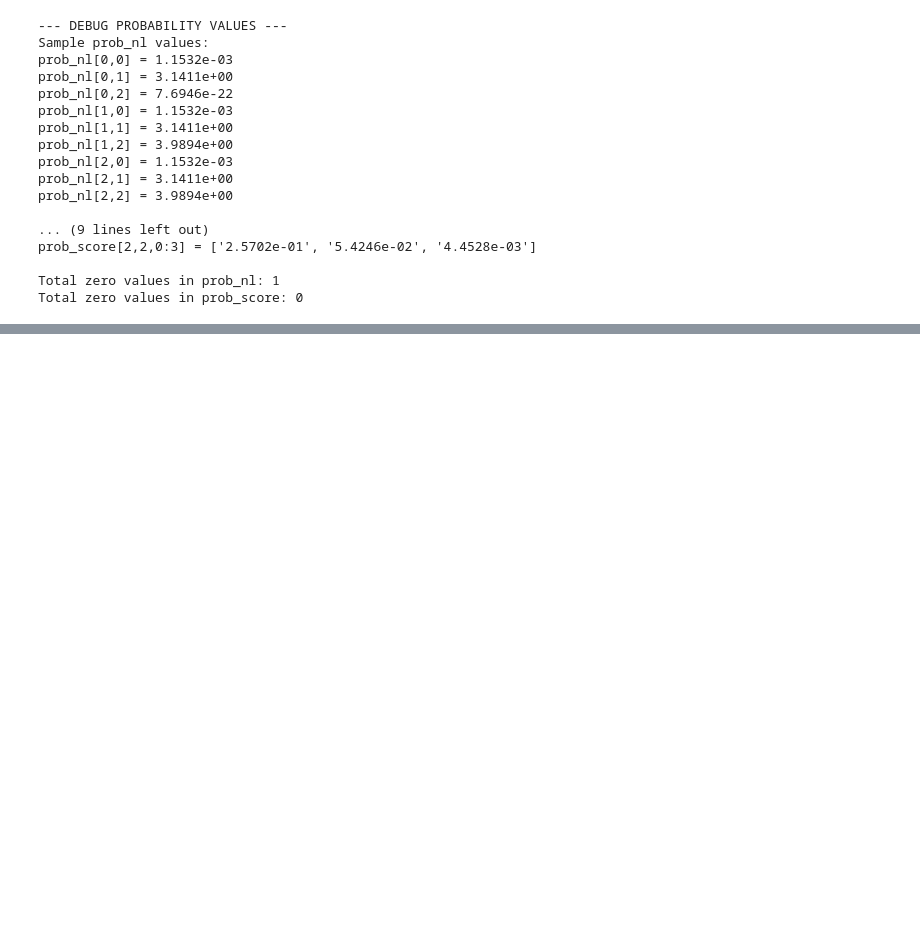
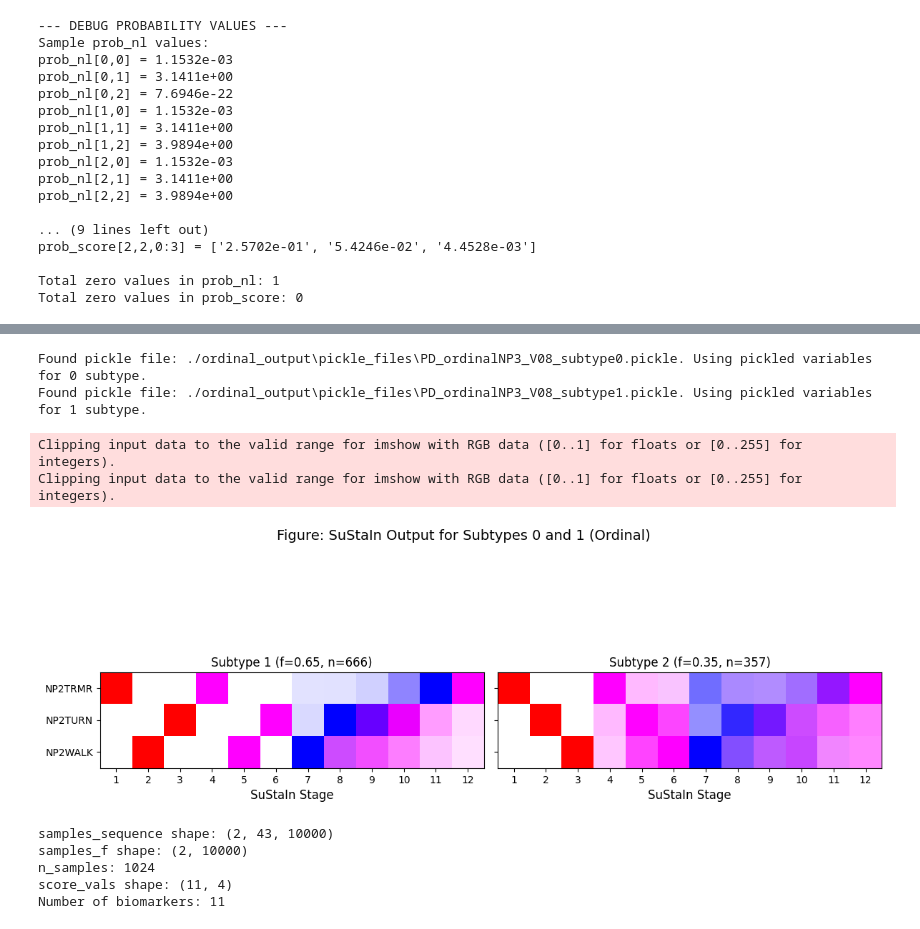
Before and after one commit to AmineHamzaoui/Parkinson-Subtybing-and-Stage-Inference---PPMI, a Jupyter notebook: pySuStaIn/notebooks/Ordinal_Sustain_PPMI.ipynb, the cells around one changed output, grey strips where cells are left out. Cells and saved outputs as stored; diff of their text form; code cells hidden in the pictures; blank space fills up the shorter version.

```diff
--- a/pySuStaIn/notebooks/Ordinal_Sustain_PPMI.ipynb
+++ b/pySuStaIn/notebooks/Ordinal_Sustain_PPMI.ipynb
@@ -1120,0 +1934,45 @@ Finding ML solution to 1 cluster problem
+# %%
+(samples_sequence, samples_f, ml_subtype, prob_ml_subtype,
+ ml_stage, prob_ml_stage, prob_subtype_stage) = model.run_sustain_algorithm()
+# %% [output]
+Found pickle file: ./ordinal_output\pickle_files\PD_ordinalNP3_V08_subtype0.pickle. Using pickled variables for 0 subtype.
+Found pickle file: ./ordinal_output\pickle_files\PD_ordinalNP3_V08_subtype1.pickle. Using pickled variables for 1 subtype.
+# %%
+import numpy as np
+import pickle
+import matplotlib.pyplot as plt
+from pySuStaIn import OrdinalSustain
+
+# Define number of scores per biomarker
+num_scores = 4
+
+# Extract biomarker labels from your DataFrame
+biomarker_labels = df_pd[ordinal_vars].columns
+
+# Create correct subtype order as a list (NOT tuple)
+subtype_order = list(range(samples_sequence.shape[0]))  # e.g. [0, 1]
+
+# Plot combined positional variance
+figs, axs = OrdinalSustain.plot_positional_var(
+    samples_sequence=samples_sequence,
+    samples_f=samples_f,
+    n_samples=n_samples,
+    score_vals=score_vals,
+    subtype_order=subtype_order,
+    biomarker_labels=biomarker_labels,
+    stage_label="SuStaIn Stage",
+    title_font_size=12,
+    stage_font_size=10,
+    label_font_size=10,
+    stage_interval=1,
+    cmap="original",
+    figsize=(12, 5)
+)
+
+plt.suptitle("Figure: SuStaIn Output for Subtypes 0 and 1 (Ordinal)", fontsize=14)
+plt.tight_layout(rect=[0, 0, 1, 0.96])
+plt.show()
+# %% [output]
+Clipping input data to the valid range for imshow with RGB data ([0..1] for floats or [0..255] for integers).
+Clipping input data to the valid range for imshow with RGB data ([0..1] for floats or [0..255] for integers).
+[figure, added]
@@ -1120,0 +1985,12 @@ Finding ML solution to 1 cluster problem
+# %%
+print("samples_sequence shape:", samples_sequence.shape)
+print("samples_f shape:", samples_f.shape)
+print("n_samples:", n_samples)
+print("score_vals shape:", score_vals.shape)
+print("Number of biomarkers:", len(biomarker_labels))
+# %% [output]
+samples_sequence shape: (2, 43, 10000)
+samples_f shape: (2, 10000)
+n_samples: 1024
+score_vals shape: (11, 4)
+Number of biomarkers: 11
```
Also changed, not shown: parts of 14 cells of this notebook, 8 other files.
